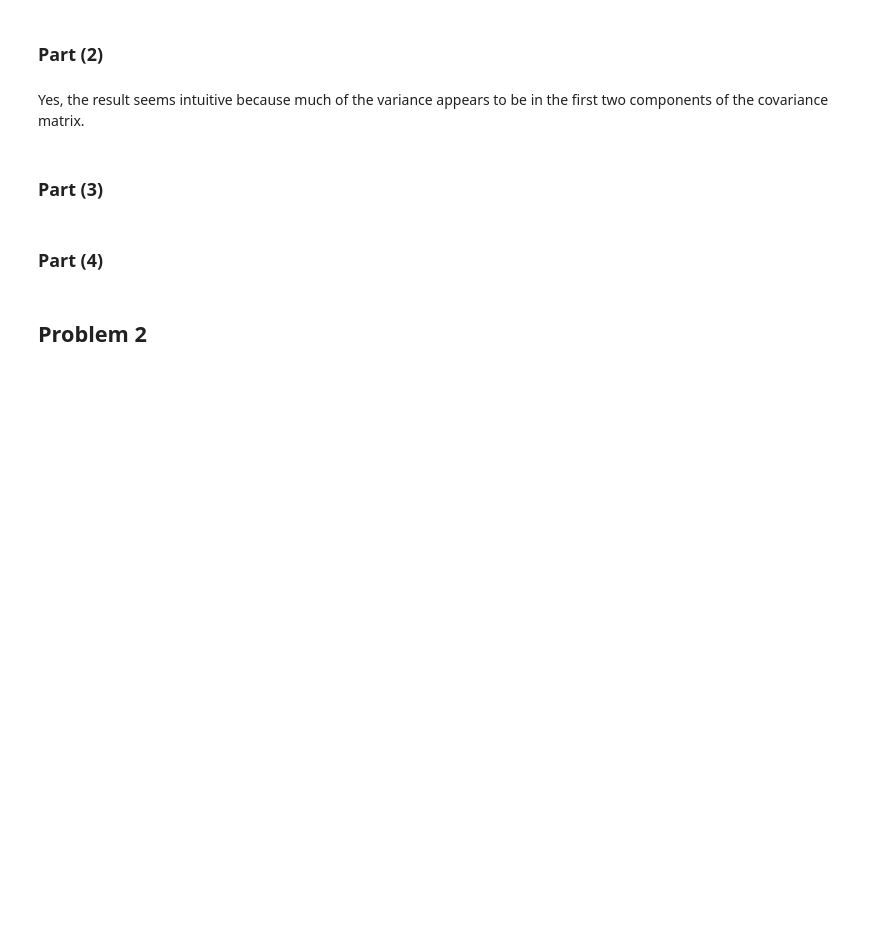
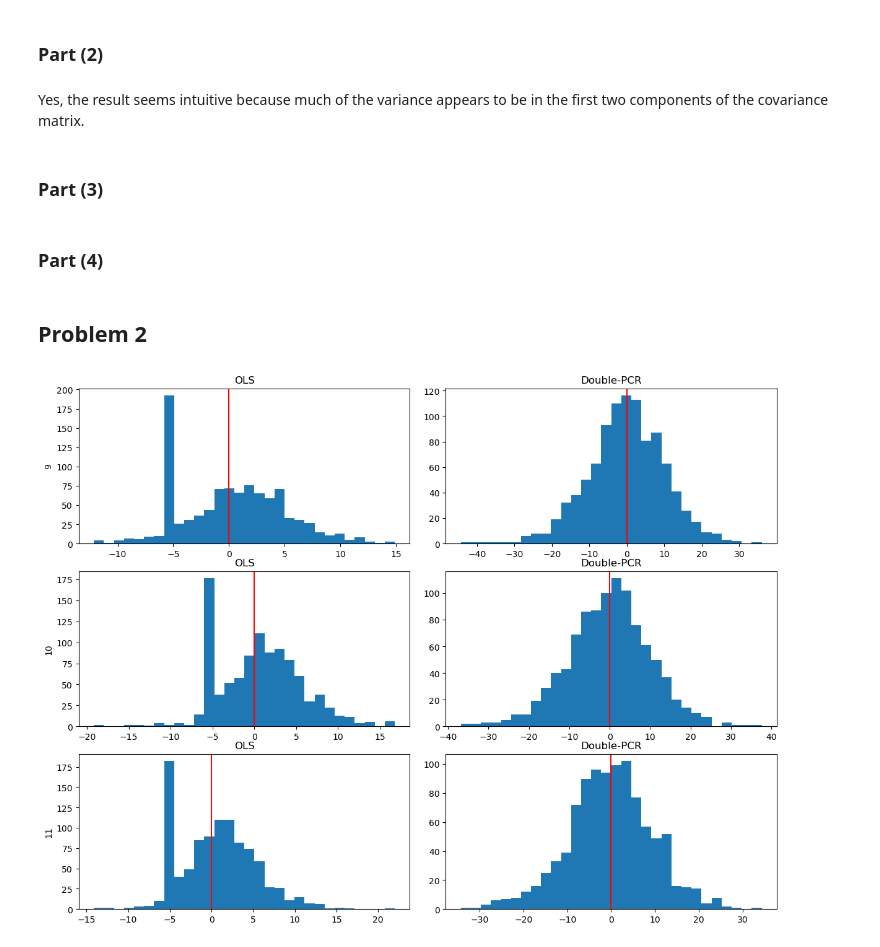
Before and after one commit to mattzhao-R/ml4econs, a Jupyter notebook: hw2/hw2.ipynb, the cells around one changed output. Drawn from its saved outputs; the diff is of its cells as text; code cells hidden in the pictures; blank space fills up the shorter version.

Commit message:
updated graphics for pcr

```diff
--- a/hw2/hw2.ipynb
+++ b/hw2/hw2.ipynb
@@ -334,25 +334,33 @@ def double_pcr(k,Y,D,Z):
     return beta_1
 # %%
 def pcr_sim(i):
-    ols = []
-    dpcr = []
+    ols_results = []
+    dpcr_results = []
     for k_guess in [9,10,11]:
         Y,D,W,Z = factor_dgp(k=10)
         beta_ols = ols(Y=Y,D=D,Z=Z)
         beta_dpcr = double_pcr(k=k_guess,Y=Y,D=D,Z=Z)
-        ols.append(beta_ols)
-        dpcr.append(beta_dpcr)
-    return ols, dpcr
+        ols_results.append(beta_ols)
+        dpcr_results.append(beta_dpcr)
+    return ols_results, dpcr_results
 # %%
 with ThreadPool(max_cpu - 1) as pool:
-    output_pcr = pool.map(pcr_sim,np.arange(200))
+    output_pcr = pool.map(pcr_sim,np.arange(1000))
+# %%
+results_prob2_pcr = pd.concat([pd.Series([9,10,11]*1000,name='k',index=np.arange(0,3000)),pd.DataFrame(output_pcr,columns=['OLS','Double-PCR']).apply(pd.Series.explode).set_index(np.arange(0,3000))],axis=1)
 # %%
-pcr_results = pd.DataFrame(np.array(output_pcr),columns = ['OLS', 'Double-PCR'])
-fig, ax = plt.subplots(nrows=pcr_results.shape[1])
-fig.set_size_inches((5,4))
-fig.set_dpi(125)
+fig, ax = plt.subplots(nrows=3,ncols=2)
+fig.set_size_inches((12,9))
+fig.set_dpi(100)
 fig.tight_layout()
-for i,name in enumerate(pcr_results.columns):
-    ax[i].hist(pcr_results[name]-5,bins=30)
-    ax[i].axvline(color='red')
-    ax[i].set_title(name)
+k=[9,10,11]
+for i,k_ in enumerate(k):
+    ax[i,0].hist(results_prob2_pcr[results_prob2_pcr['k']==k_]['OLS']-5,bins=30)
+    ax[i,0].axvline(color='red')
+    ax[i,0].set_title('OLS')
+    ax[i,0].set_ylabel(k_)
+    ax[i,1].hist(results_prob2_pcr[results_prob2_pcr['k']==k_]['Double-PCR']-5,bins=30)
+    ax[i,1].axvline(color='red')
+    ax[i,1].set_title('Double-PCR')
+# %% [output]
+[figure, added]
```
